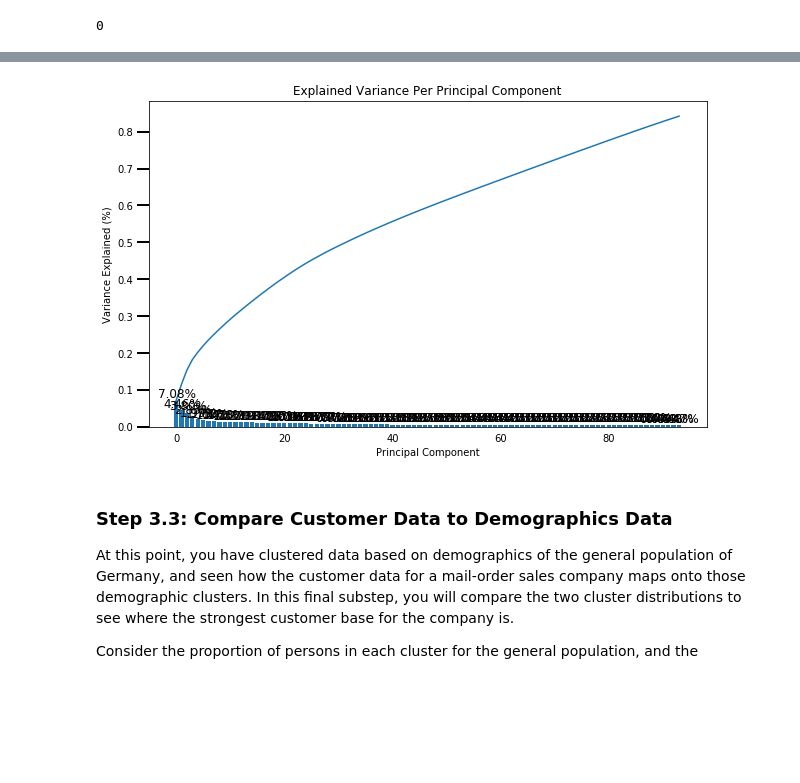
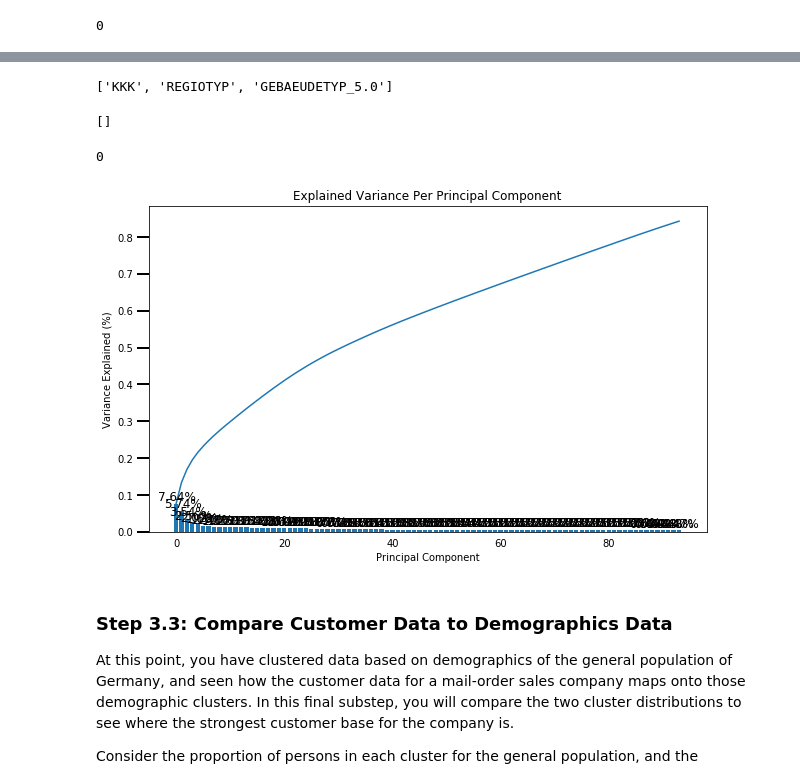
Before and after one commit to NishantDP/Identify-customer-segments, a Jupyter notebook: Identify_Customer_Segments.ipynb, the cells around one changed output, grey strips where cells are left out. Saved outputs shown, nothing was run; the diff lists cells and outputs as text; code cells hidden in the pictures; blank space fills up the shorter version.

```diff
--- a/Identify_Customer_Segments.ipynb
+++ b/Identify_Customer_Segments.ipynb
@@ -1127,14 +1141,30 @@ customers_clean.isnull().sum().sum()
+# %%
+list(set(azdias_cleaned)-set(customers_clean.columns))
+# %% [output]
+['KKK', 'REGIOTYP', 'GEBAEUDETYP_5.0']
+# %%
+# Add missing columns to the customer data with median of general population
+customers_clean["GEBAEUDETYP_5.0"]= np.median(azdias_cleaned['GEBAEUDETYP_5.0'])
+customers_clean["KKK"]= np.median(azdias_cleaned['KKK'])
+customers_clean["REGIOTYP"]= np.median(azdias_cleaned['REGIOTYP'])
+# %%
+list(set(azdias_cleaned)-set(customers_clean.columns))
+# %% [output]
+[]
+# %%
+customers_clean.isnull().sum().sum()
+# %% [output]
+0
 # %%
 # Apply feature scaling to the customer data.
-scaler =StandardScaler()
-customer_scaled=scaler.fit_transform(customers_clean)
+customer_scaled=scaler.transform(customers_clean)
 customer_scaled=pd.DataFrame(customer_scaled,columns=customers_clean.columns.tolist())
 # %%
 # PCA to customer data
-customers_pca_94=pca_94.fit_transform(customer_scaled)
+customers_pca_94=pca_94.transform(customer_scaled)
 scree_plot(pca_94)
 # %% [output]
-[figure, old version]
+[figure, new version]
 # %%
 # Predict for customer data
 customers_labels= final_model.predict(customers_pca_94)
```
Also changed, not shown: parts of 12 cells of this notebook, 1 other file.
